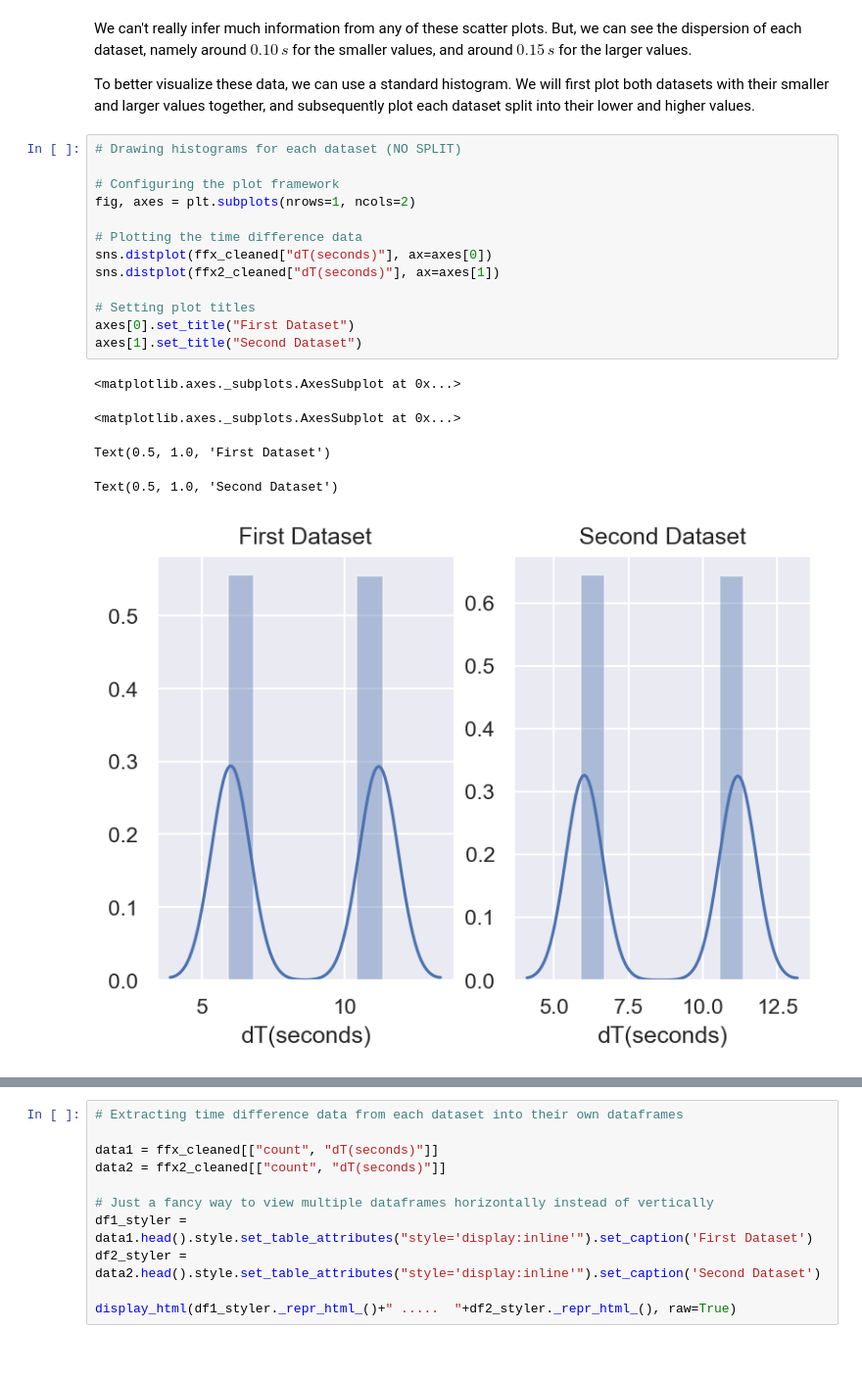
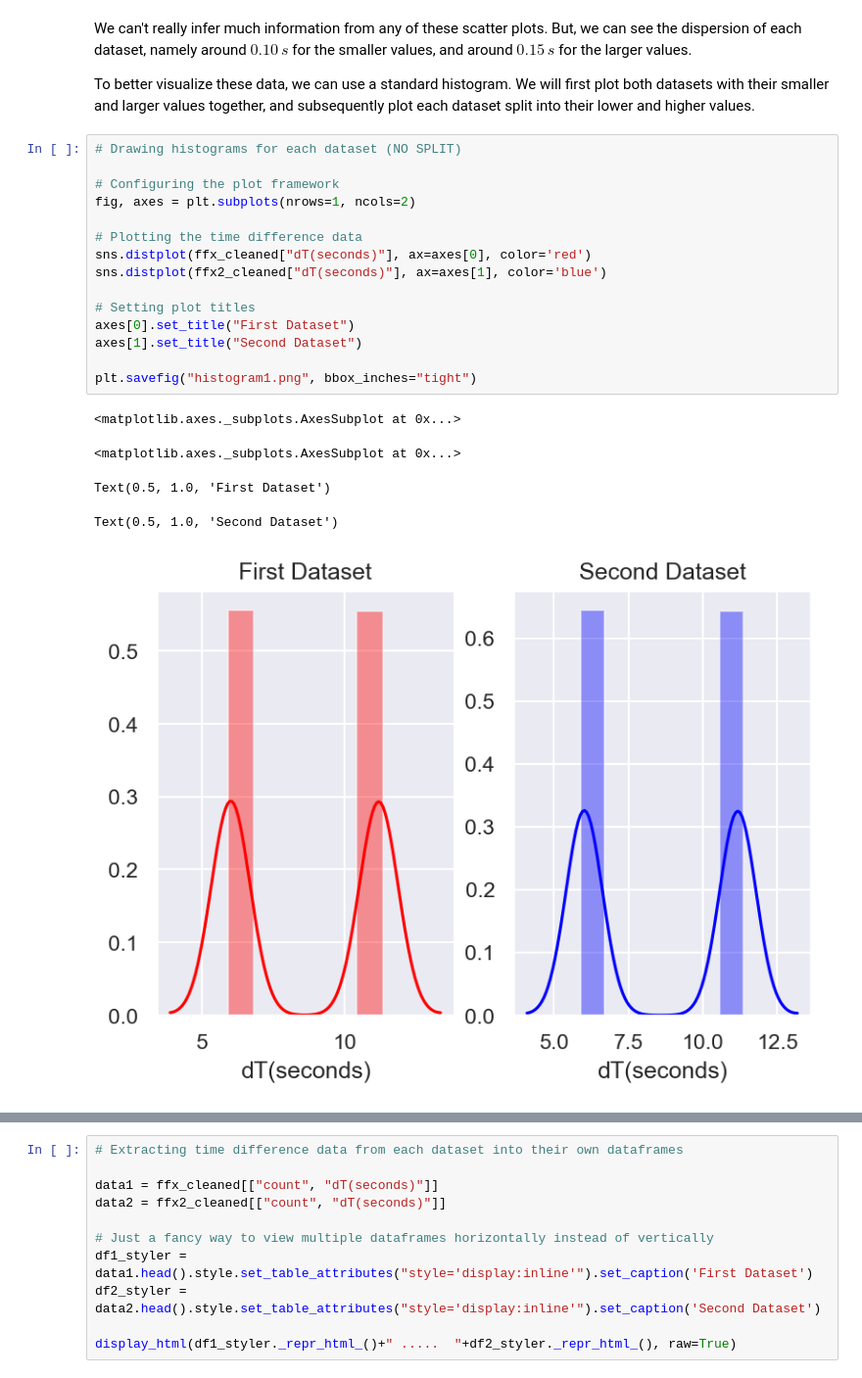
Before and after one commit to aj112358/FFX-Computer-Vision, a Jupyter notebook: Lightning Data.ipynb, the cells around one changed output, grey strips where cells are left out. Shown at 98% size. Cells and saved outputs as stored; diff of their text form.

```diff
--- a/Lightning Data.ipynb
+++ b/Lightning Data.ipynb
@@ -832,20 +839,22 @@ To better visualize these data, we can use a standard histogram. We will first p
 # %%
 # Drawing histograms for each dataset (NO SPLIT)
 
 # Configuring the plot framework
 fig, axes = plt.subplots(nrows=1, ncols=2)
 
 # Plotting the time difference data
-sns.distplot(ffx_cleaned["dT(seconds)"], ax=axes[0])
-sns.distplot(ffx2_cleaned["dT(seconds)"], ax=axes[1])
+sns.distplot(ffx_cleaned["dT(seconds)"], ax=axes[0], color='red')
+sns.distplot(ffx2_cleaned["dT(seconds)"], ax=axes[1], color='blue')
 
 # Setting plot titles
 axes[0].set_title("First Dataset")
 axes[1].set_title("Second Dataset")
+
+plt.savefig("histogram1.png", bbox_inches="tight")
 # %% [output]
 <matplotlib.axes._subplots.AxesSubplot at 0x...>
 <matplotlib.axes._subplots.AxesSubplot at 0x...>
 Text(0.5, 1.0, 'First Dataset')
 Text(0.5, 1.0, 'Second Dataset')
-[figure, old version]
+[figure, new version]
 # %% [markdown]
```
Also changed, not shown: parts of 13 cells of this notebook, 3 other files.
